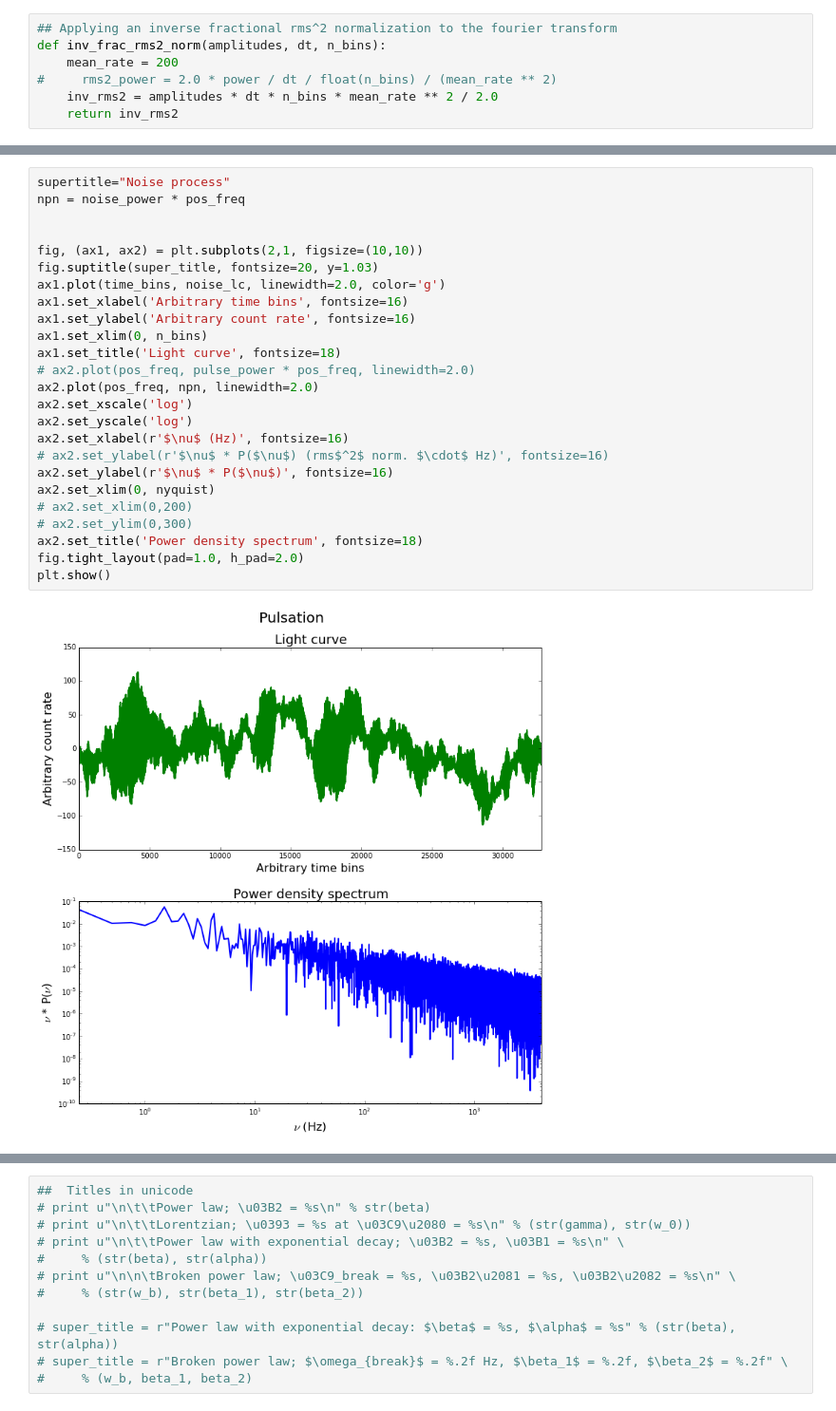
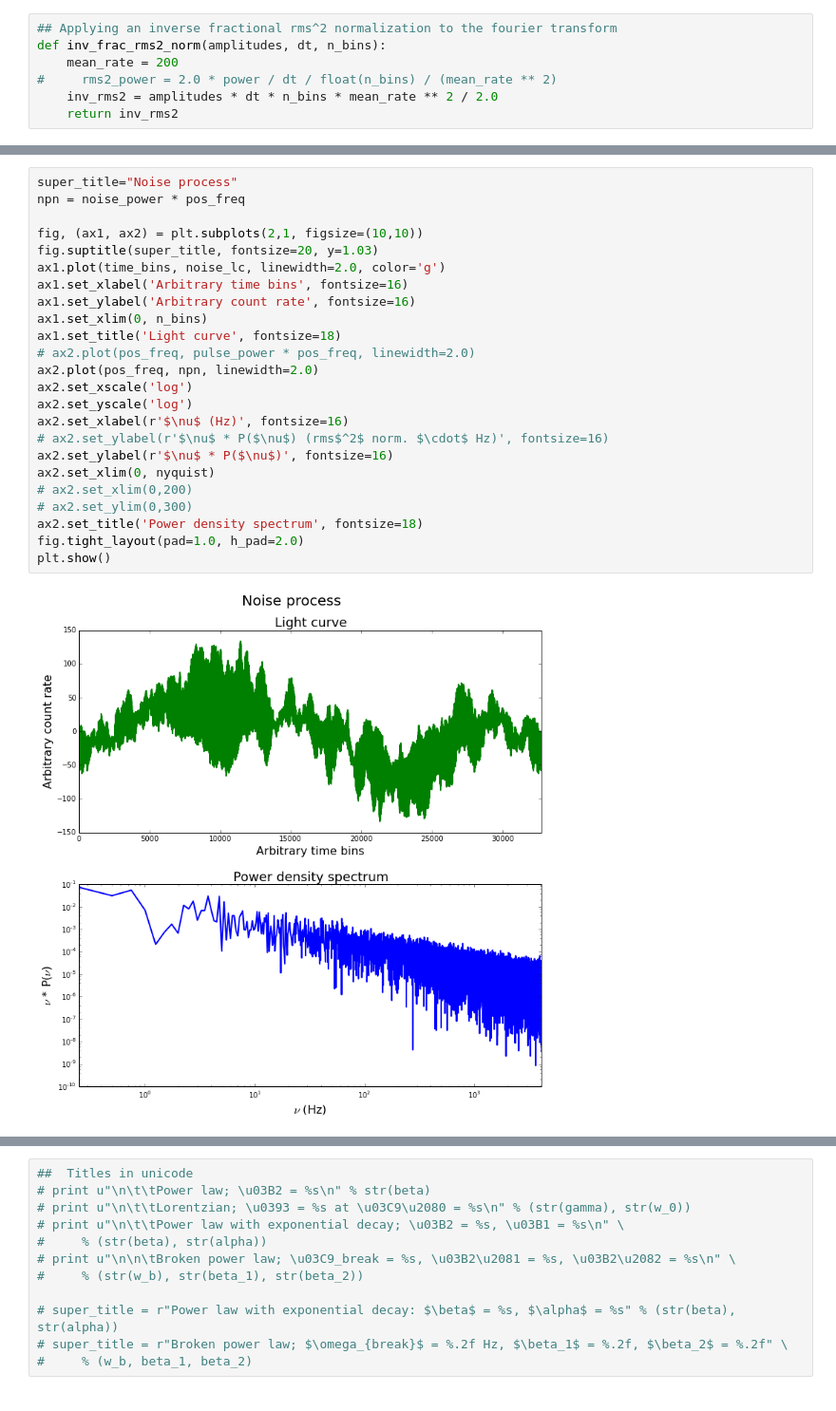
Before and after one commit to evandromr/whizzy_scripts, a Jupyter notebook: TimmerKoenig.ipynb, the cells around one changed output, grey strips where cells are left out. Shown at 95% size. Drawn from its saved outputs; the diff is of its cells as text.

```diff
--- a/TimmerKoenig.ipynb
+++ b/TimmerKoenig.ipynb
@@ -230,32 +223,31 @@ df =  0.25
 nyquist =  4096.0
 n_bins =  32768
 # %%
-supertitle="Noise process"
+super_title="Noise process"
 npn = noise_power * pos_freq
-
 
 fig, (ax1, ax2) = plt.subplots(2,1, figsize=(10,10))
 fig.suptitle(super_title, fontsize=20, y=1.03)
 ax1.plot(time_bins, noise_lc, linewidth=2.0, color='g')
 ax1.set_xlabel('Arbitrary time bins', fontsize=16)
 ax1.set_ylabel('Arbitrary count rate', fontsize=16)
 ax1.set_xlim(0, n_bins)
 ax1.set_title('Light curve', fontsize=18)
 # ax2.plot(pos_freq, pulse_power * pos_freq, linewidth=2.0)
 ax2.plot(pos_freq, npn, linewidth=2.0)
 ax2.set_xscale('log')
 ax2.set_yscale('log')
 ax2.set_xlabel(r'$\nu$ (Hz)', fontsize=16)
 # ax2.set_ylabel(r'$\nu$ * P($\nu$) (rms$^2$ norm. $\cdot$ Hz)', fontsize=16)
 ax2.set_ylabel(r'$\nu$ * P($\nu$)', fontsize=16)
 ax2.set_xlim(0, nyquist)
 # ax2.set_xlim(0,200)
 # ax2.set_ylim(0,300)
 ax2.set_title('Power density spectrum', fontsize=18)
 fig.tight_layout(pad=1.0, h_pad=2.0)
 plt.show()
 # %% [output]
-[figure, old version]
+[figure, new version]
 # %%
 super_title = "Together"
 # super_title = r"Power law: $\beta$ = %s" % str(beta)
```
Also changed, not shown: parts of 8 cells of this notebook.
